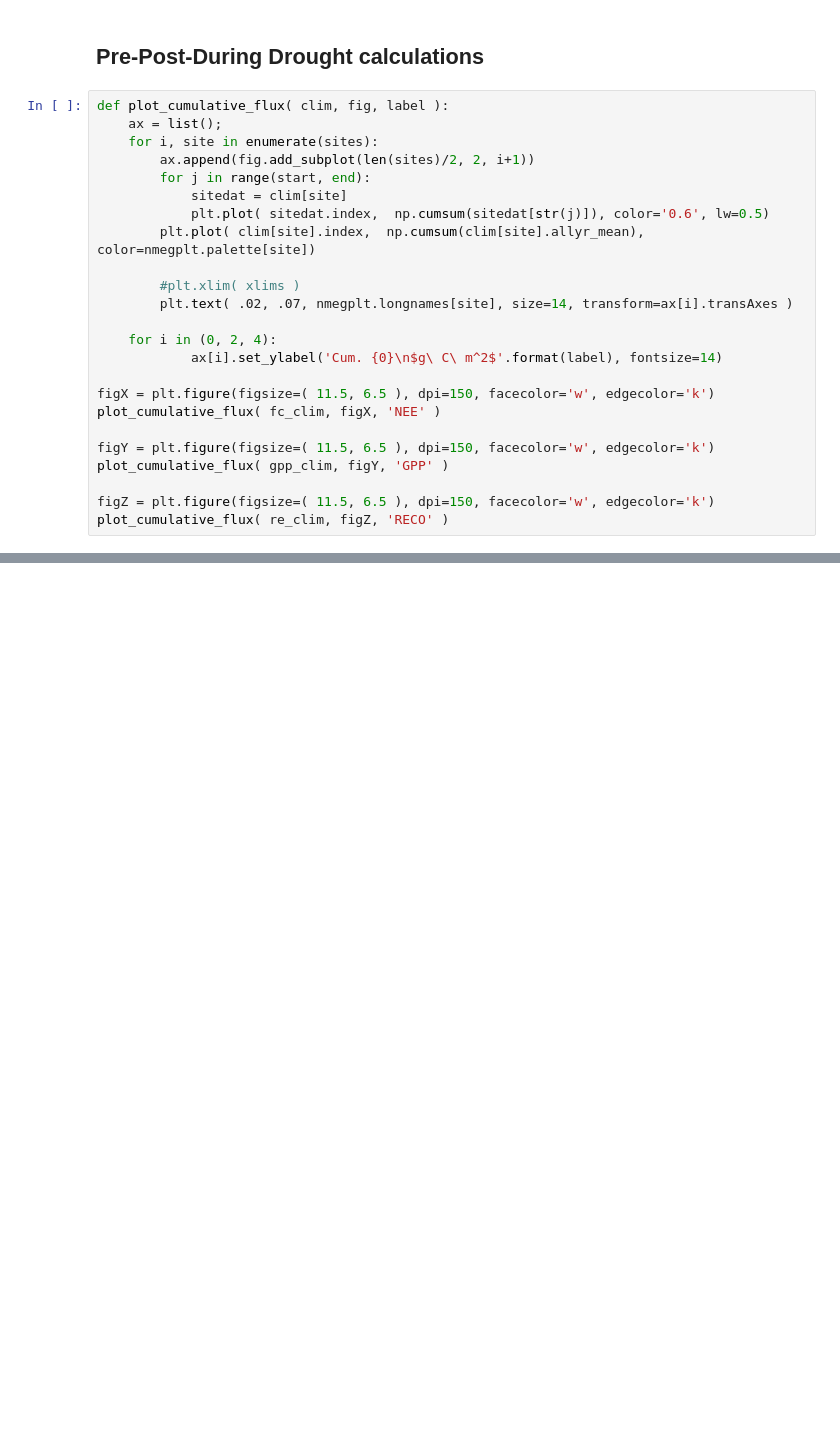
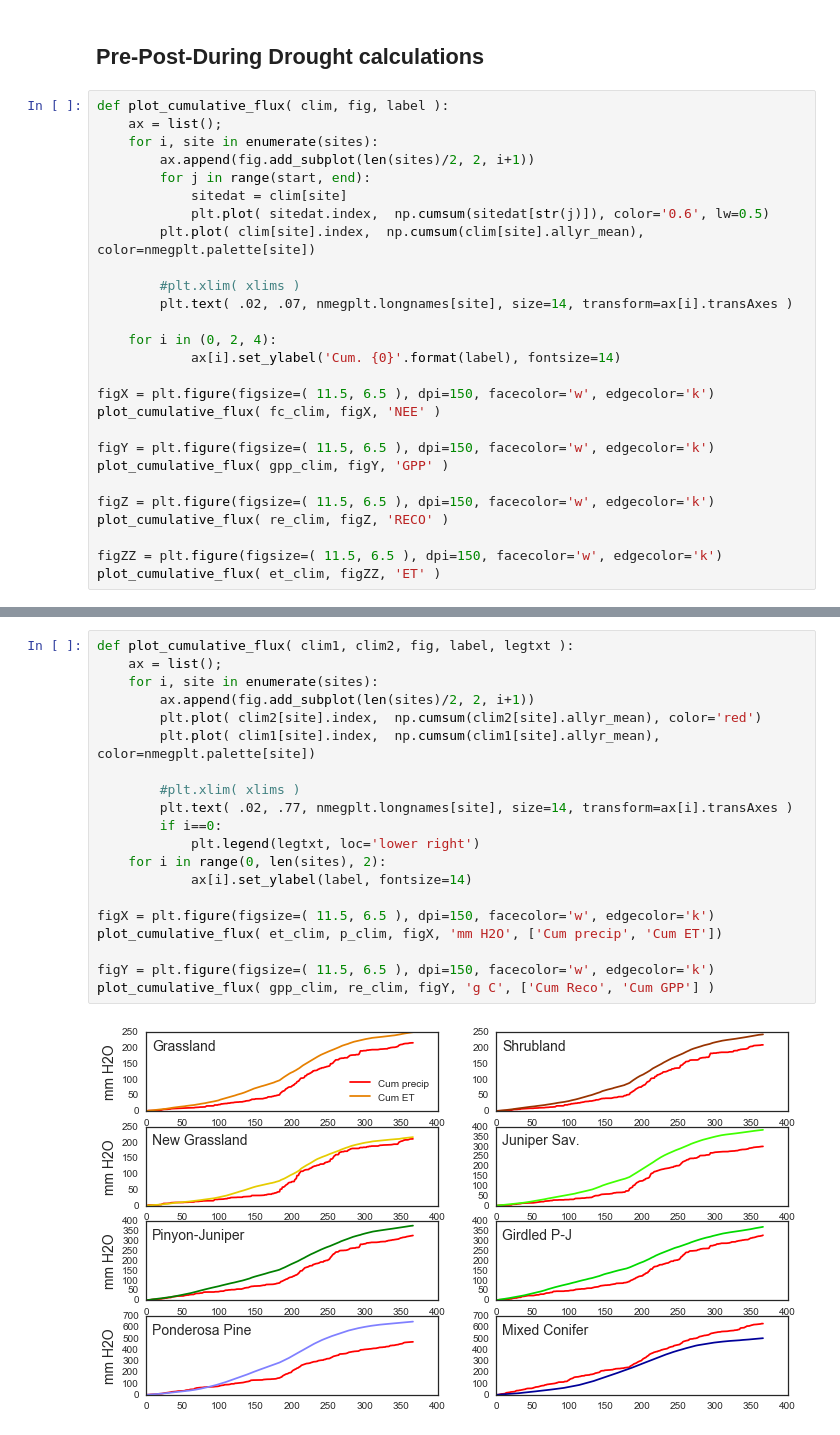
Before and after one commit to gremau/NMEG_miscellany, a Jupyter notebook: jupyter/MultiyearFlux_allsites.ipynb, the cells around one changed output, grey strips where cells are left out. Saved outputs shown, nothing was run; the diff lists cells and outputs as text; blank space fills up the shorter version.

```diff
--- a/jupyter/MultiyearFlux_allsites.ipynb
+++ b/jupyter/MultiyearFlux_allsites.ipynb
@@ -345,7 +350,7 @@ def plot_cumulative_flux( clim, fig, label ):
         plt.text( .02, .07, nmegplt.longnames[site], size=14, transform=ax[i].transAxes )
 
     for i in (0, 2, 4):
-            ax[i].set_ylabel('Cum. {0}\n$g\ C\ m^2$'.format(label), fontsize=14)
+            ax[i].set_ylabel('Cum. {0}'.format(label), fontsize=14)
 
 figX = plt.figure(figsize=( 11.5, 6.5 ), dpi=150, facecolor='w', edgecolor='k')
 plot_cumulative_flux( fc_clim, figX, 'NEE' )
@@ -355,4 +360,7 @@ plot_cumulative_flux( gpp_clim, figY, 'GPP' )
 
 figZ = plt.figure(figsize=( 11.5, 6.5 ), dpi=150, facecolor='w', edgecolor='k')
 plot_cumulative_flux( re_clim, figZ, 'RECO' )
+
+figZZ = plt.figure(figsize=( 11.5, 6.5 ), dpi=150, facecolor='w', edgecolor='k')
+plot_cumulative_flux( et_clim, figZZ, 'ET' )
 # %% [output]
@@ -361,0 +373,22 @@ plot_cumulative_flux( re_clim, figZ, 'RECO' )
+# %%
+def plot_cumulative_flux( clim1, clim2, fig, label, legtxt ):
+    ax = list();
+    for i, site in enumerate(sites):
+        ax.append(fig.add_subplot(len(sites)/2, 2, i+1))
+        plt.plot( clim2[site].index,  np.cumsum(clim2[site].allyr_mean), color='red')
+        plt.plot( clim1[site].index,  np.cumsum(clim1[site].allyr_mean), color=nmegplt.palette[site])
+
+        #plt.xlim( xlims )
+        plt.text( .02, .77, nmegplt.longnames[site], size=14, transform=ax[i].transAxes )
+        if i==0:
+            plt.legend(legtxt, loc='lower right')
+    for i in range(0, len(sites), 2):
+            ax[i].set_ylabel(label, fontsize=14)
+
+figX = plt.figure(figsize=( 11.5, 6.5 ), dpi=150, facecolor='w', edgecolor='k')
+plot_cumulative_flux( et_clim, p_clim, figX, 'mm H2O', ['Cum precip', 'Cum ET'])
+
+figY = plt.figure(figsize=( 11.5, 6.5 ), dpi=150, facecolor='w', edgecolor='k')
+plot_cumulative_flux( gpp_clim, re_clim, figY, 'g C', ['Cum Reco', 'Cum GPP'] )
+# %% [output]
+[figure, added]
```
Also changed, not shown: parts of 22 cells of this notebook.
